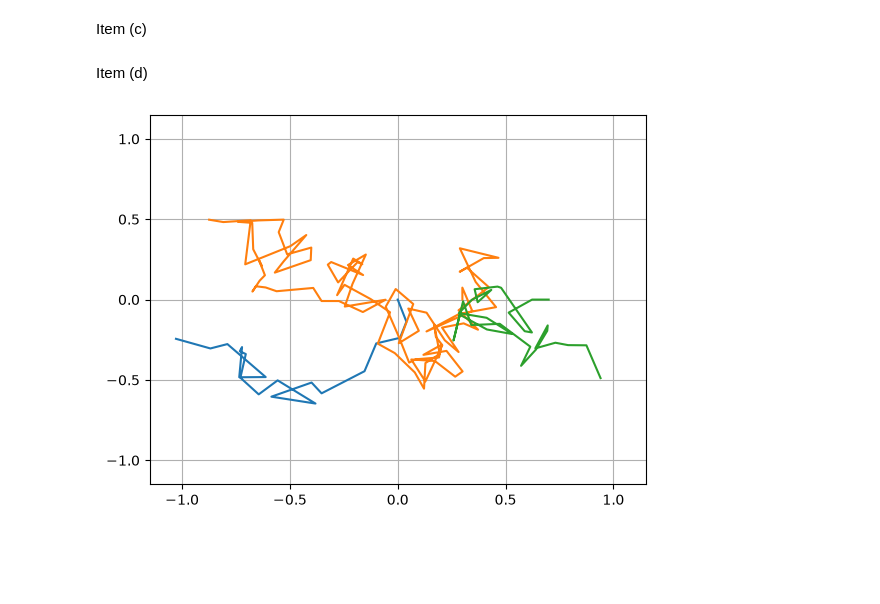
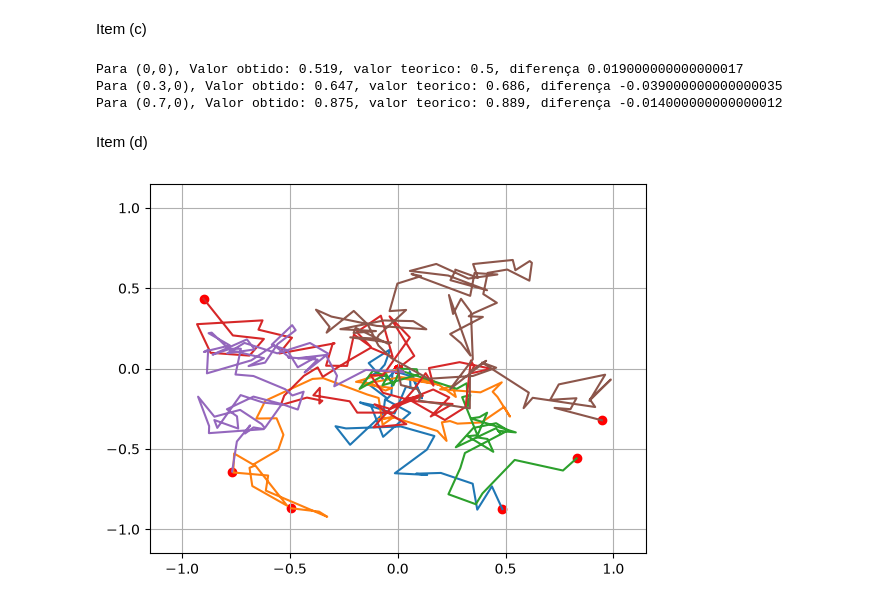
Before and after one commit to SilverPhone784/Trabalho-de-Programacao-Estatistica, a Jupyter notebook: Questao_2.ipynb, the cells around one changed output. Drawn from its saved outputs; the diff is of its cells as text; code cells hidden in the pictures; blank space fills up the shorter version.

```diff
--- a/Questao_2.ipynb
+++ b/Questao_2.ipynb
@@ -33,11 +32,13 @@ def normal(mi, sigma, M):
 Item (a)
 # %%
 delta_t = 0.01
-def simulacao(x, y, M): #FALTA ENCONTRAR A INTERSECÇÃO COM A CIRCUNFERENCIA
+def simulacao(x, y, M):
     resultados = []
-    x_vetor = [x]
-    y_vetor = [y]
+    x_vetor = []
+    y_vetor = []
     for i in range(M):
+        x_n = [x]
+        y_n = [y]
         x0 = x
         y0 = y
         M = 0
@@ -47,13 +48,23 @@ def simulacao(x, y, M): #FALTA ENCONTRAR A INTERSECÇÃO COM A CIRCUNFERENCIA
 
             x0 += z1
             y0 += z2
+            if((x0)**2 + (y0)**2 > 1):
+                norma = (x0**2 + y0**2)**0.5
+                x0 = x0/norma
+                y0 = y0/norma
+                x_n.append(x0)
+                y_n.append(y0)
 
-            x_vetor.append(x0)
-            y_vetor.append(y0)
+            else:
+                x_n.append(x0)
+                y_n.append(y0)
+
         if(x0 > 0):
             resultados.append(1)
         else:
             resultados.append(0)
+        x_vetor.append(x_n)
+        y_vetor.append(y_n)
     return [np.mean(resultados), x_vetor, y_vetor]
 # %%
 delta_t = 0.01
@@ -68,21 +83,37 @@ print(simulacao(0.7, 0, 1_000)[0])
 Item (b)
 # %% [markdown]
 Item (c)
+# %%
+print(f"Para (0,0), Valor obtido: {valor_1}, valor teorico: 0.5, diferença {valor_1 - 0.5}")
+print(f"Para (0.3,0), Valor obtido: {valor_2}, valor teorico: 0.686, diferença {valor_2-0.686}")
+print(f"Para (0.7,0), Valor obtido: {valor_3}, valor teorico: 0.889, diferença {valor_3-0.889}")
+# %% [output]
+Para (0,0), Valor obtido: 0.519, valor teorico: 0.5, diferença 0.019000000000000017
+Para (0.3,0), Valor obtido: 0.647, valor teorico: 0.686, diferença -0.039000000000000035
+Para (0.7,0), Valor obtido: 0.875, valor teorico: 0.889, diferença -0.014000000000000012
 # %% [markdown]
 Item (d)
 # %%
-u1 = simulacao(0, 0, 1)
-u2 = simulacao(0.3, 0, 1)
-u3 = simulacao(0.7, 0, 1)
+u1 = simulacao(0, 0, 6)
 
-plt.plot(u1[1], u1[2])
-plt.plot(u2[1], u2[2])
-plt.plot(u3[1], u3[2])
+pontos_x = []
+pontos_y = []
+
+for i in range(len(u1[1])):
+    pontos_x.append(u1[1][i][0])
+    pontos_x.append(u1[1][i][-1])
+
+    pontos_y.append(u1[2][i][0])
+    pontos_y.append(u1[2][i][-1])
+
+    plt.plot(u1[1][i], u1[2][i])
+
+plt.scatter(pontos_x, pontos_y, color="red")
 
 plt.xlim(-1.15, 1.15)
 plt.ylim(-1.15, 1.15)
 
 plt.grid(True)
 plt.show()
 # %% [output]
-[figure, old version]
+[figure, new version]
```
Also changed, not shown: parts of 2 cells of this notebook.
